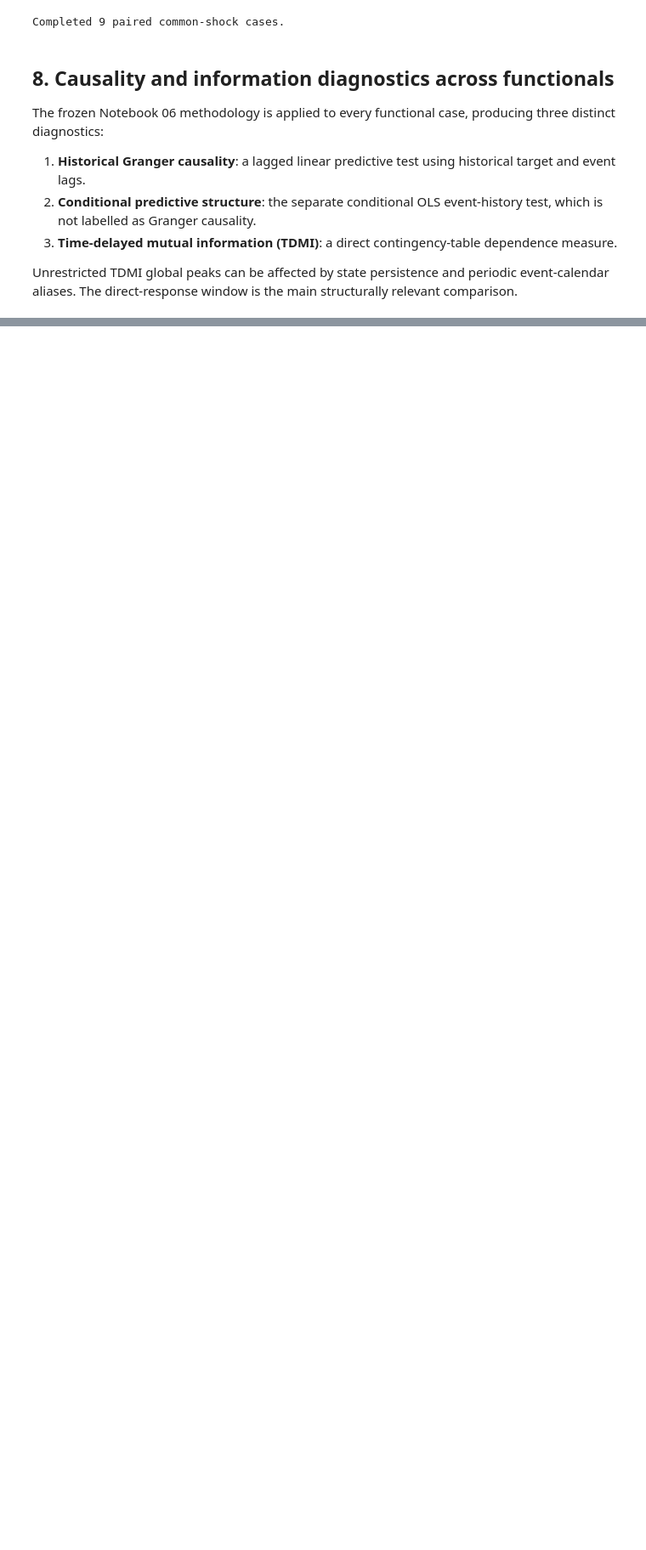
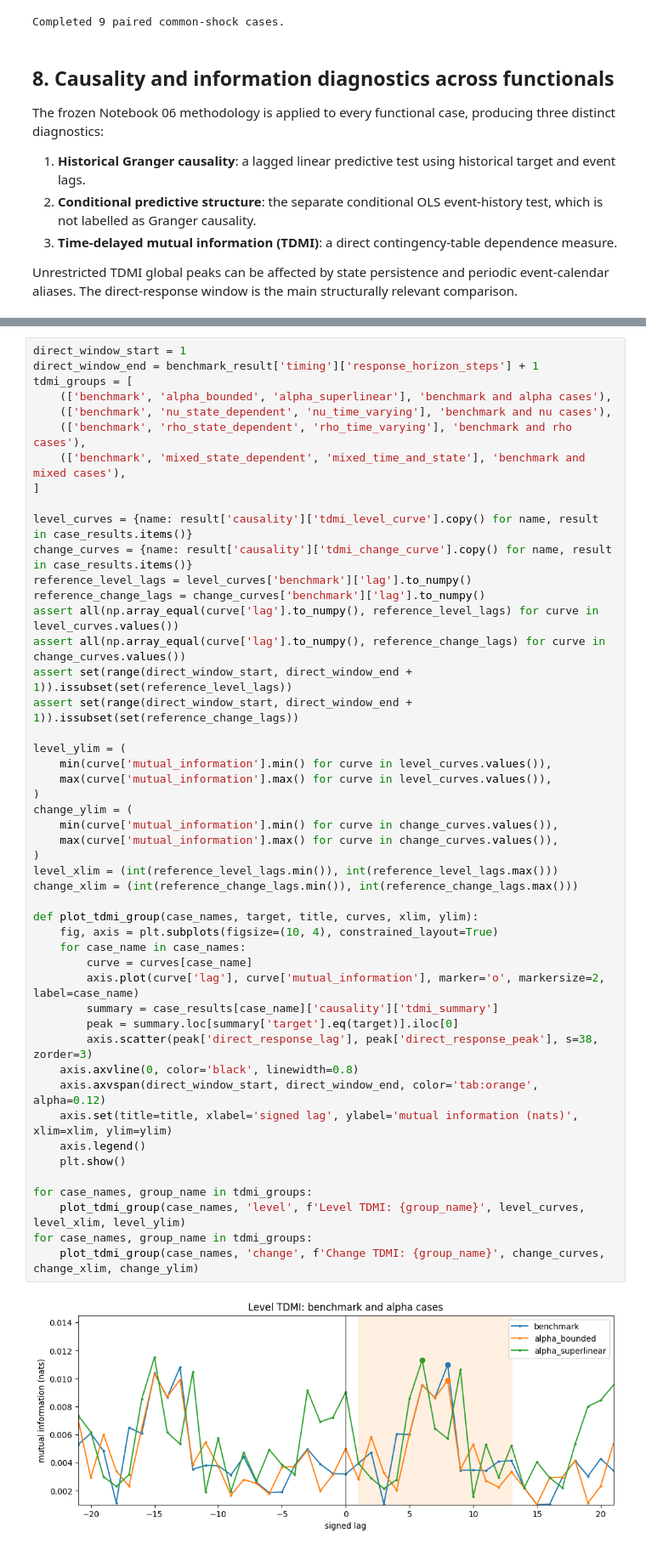
Before and after one commit to JivN24/HSBC-AN-RN, a Jupyter notebook: CODEWORK/Linus' Task Re-Do/07_nonlinear_functional_robustness.ipynb, the cells around one changed output, grey strips where cells are left out. Shown at 85% size. Saved outputs shown, nothing was run; the diff lists cells and outputs as text; blank space fills up the shorter version.

```diff
--- a/CODEWORK/Linus' Task Re-Do/07_nonlinear_functional_robustness.ipynb
+++ b/CODEWORK/Linus' Task Re-Do/07_nonlinear_functional_robustness.ipynb
@@ -474,0 +480,50 @@ Time-delayed mutual information summaries
+# %%
+direct_window_start = 1
+direct_window_end = benchmark_result['timing']['response_horizon_steps'] + 1
+tdmi_groups = [
+    (['benchmark', 'alpha_bounded', 'alpha_superlinear'], 'benchmark and alpha cases'),
+    (['benchmark', 'nu_state_dependent', 'nu_time_varying'], 'benchmark and nu cases'),
+    (['benchmark', 'rho_state_dependent', 'rho_time_varying'], 'benchmark and rho cases'),
+    (['benchmark', 'mixed_state_dependent', 'mixed_time_and_state'], 'benchmark and mixed cases'),
+]
+
+level_curves = {name: result['causality']['tdmi_level_curve'].copy() for name, result in case_results.items()}
+change_curves = {name: result['causality']['tdmi_change_curve'].copy() for name, result in case_results.items()}
+reference_level_lags = level_curves['benchmark']['lag'].to_numpy()
+reference_change_lags = change_curves['benchmark']['lag'].to_numpy()
+assert all(np.array_equal(curve['lag'].to_numpy(), reference_level_lags) for curve in level_curves.values())
+assert all(np.array_equal(curve['lag'].to_numpy(), reference_change_lags) for curve in change_curves.values())
+assert set(range(direct_window_start, direct_window_end + 1)).issubset(set(reference_level_lags))
+assert set(range(direct_window_start, direct_window_end + 1)).issubset(set(reference_change_lags))
+
+level_ylim = (
+    min(curve['mutual_information'].min() for curve in level_curves.values()),
+    max(curve['mutual_information'].max() for curve in level_curves.values()),
+)
+change_ylim = (
+    min(curve['mutual_information'].min() for curve in change_curves.values()),
+    max(curve['mutual_information'].max() for curve in change_curves.values()),
+)
+level_xlim = (int(reference_level_lags.min()), int(reference_level_lags.max()))
+change_xlim = (int(reference_change_lags.min()), int(reference_change_lags.max()))
+
+def plot_tdmi_group(case_names, target, title, curves, xlim, ylim):
+    fig, axis = plt.subplots(figsize=(10, 4), constrained_layout=True)
+    for case_name in case_names:
+        curve = curves[case_name]
+        axis.plot(curve['lag'], curve['mutual_information'], marker='o', markersize=2, label=case_name)
+        summary = case_results[case_name]['causality']['tdmi_summary']
+        peak = summary.loc[summary['target'].eq(target)].iloc[0]
+        axis.scatter(peak['direct_response_lag'], peak['direct_response_peak'], s=38, zorder=3)
+    axis.axvline(0, color='black', linewidth=0.8)
+    axis.axvspan(direct_window_start, direct_window_end, color='tab:orange', alpha=0.12)
+    axis.set(title=title, xlabel='signed lag', ylabel='mutual information (nats)', xlim=xlim, ylim=ylim)
+    axis.legend()
+    plt.show()
+
+for case_names, group_name in tdmi_groups:
+    plot_tdmi_group(case_names, 'level', f'Level TDMI: {group_name}', level_curves, level_xlim, level_ylim)
+for case_names, group_name in tdmi_groups:
+    plot_tdmi_group(case_names, 'change', f'Change TDMI: {group_name}', change_curves, change_xlim, change_ylim)
+# %% [output]
+[figure, added]
```
Also changed, not shown: parts of 17 cells of this notebook, 1 other file.
